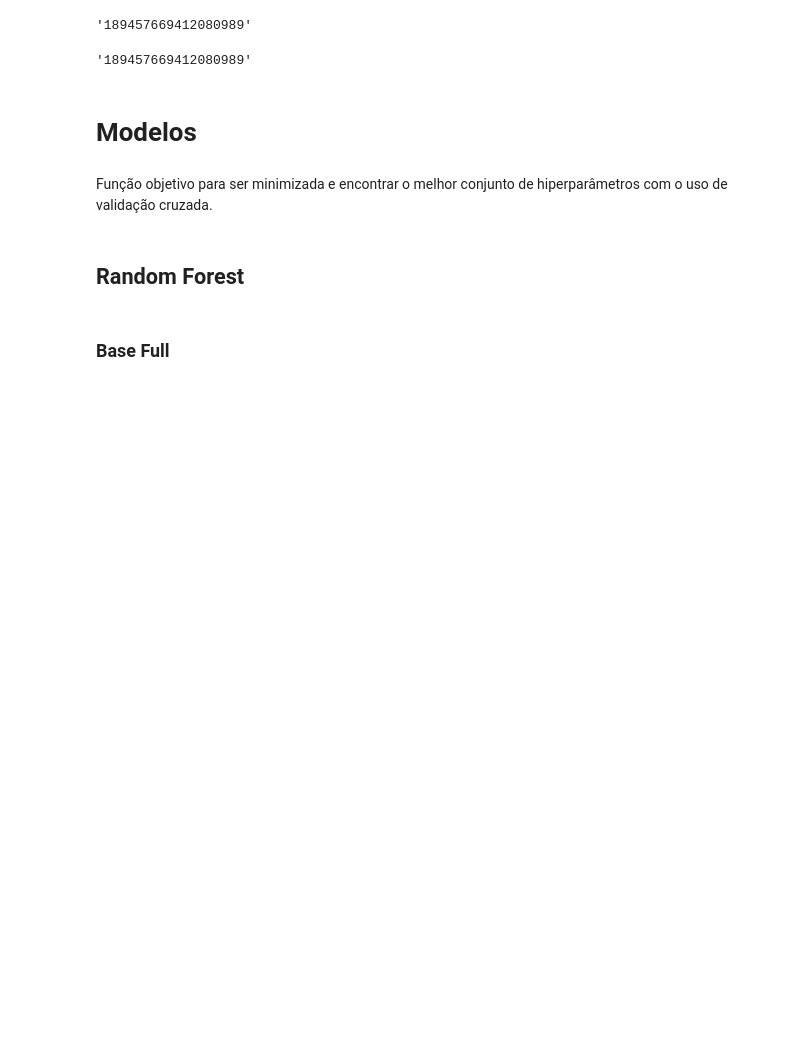
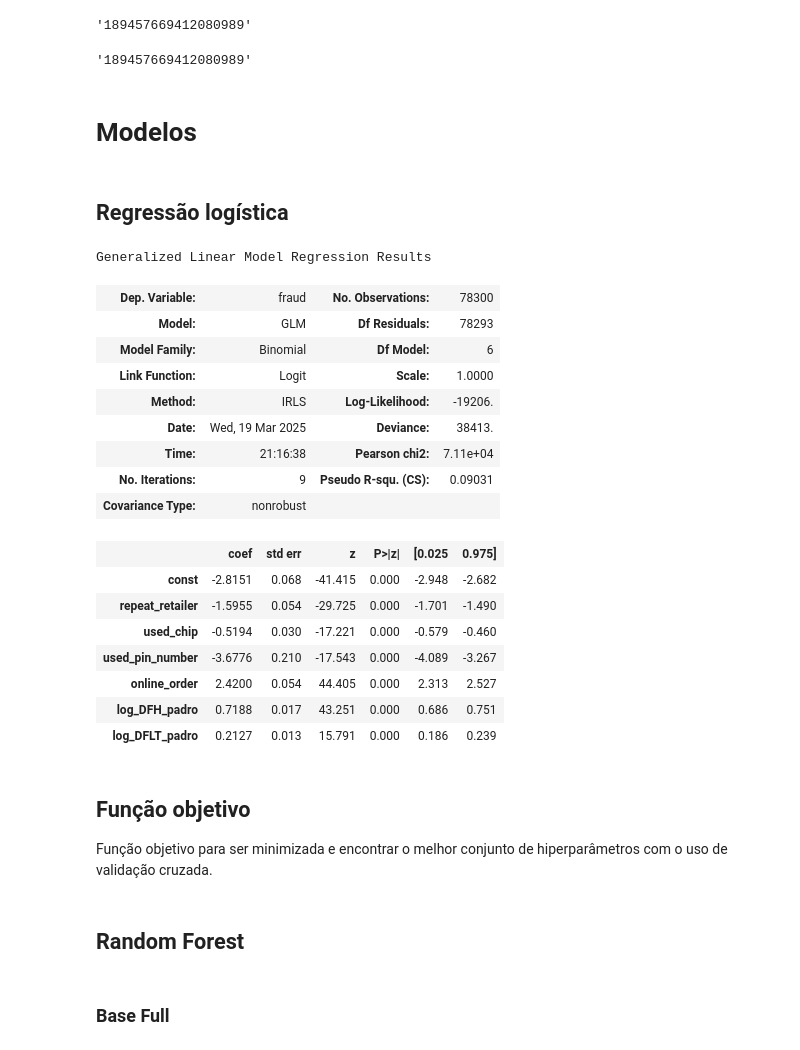
Before and after one commit to HugoCalegari/Estudo_Fraude_CC, a Jupyter notebook: vFraude_CC/4.Modelagem/1.Modelos.ipynb, the cells around one changed output. Drawn from its saved outputs; the diff is of its cells as text; code cells hidden in the pictures; blank space fills up the shorter version.

Commit message:
[Add] Seleciona uma amostra para rodar os modelos

```diff
--- a/vFraude_CC/4.Modelagem/1.Modelos.ipynb
+++ b/vFraude_CC/4.Modelagem/1.Modelos.ipynb
@@ -47,11 +71,12 @@ treino.head()
 # %%
-colunas = ['repeat_retailer','used_chip','used_pin_number','online_order','log_DFH_padro','log_DFLT_padro','log_RTMPP_padro']
+# Somente as variáveis com IV até 0.5, pois existem poucas variáveis na base
+colunas = ['repeat_retailer','used_chip','used_pin_number','online_order','log_DFH_padro','log_DFLT_padro']
 
 X_treino = treino[colunas]
 y_treino = treino['fraud']
 
-X_val = val[colunas]
-y_val = val['fraud']
+X_val = val_full[colunas]
+y_val = val_full['fraud']
 # %%
 y_treino.sum()/len(y_treino), y_val.sum()/len(y_val)
 # %% [output]
@@ -81,7 +98,38 @@ experiment.experiment_id
 '189457669412080989'
 # %% [markdown]
 # Modelos
+# %% [markdown]
+## Regressão logística
+# %%
+# https://bookdown.org/egarpor/PM-UC3M/glm-deviance.html
+# https://stats.stackexchange.com/questions/108995/interpreting-residual-and-null-deviance-in-glm-r
+
+LR = sm.GLM(y_treino, sm.add_constant(X_treino), family=sm.families.Binomial())
+LR_results = LR.fit()
+# %%
+LR_results.summary()
+# %% [output]
+Generalized Linear Model Regression Results
+| Dep. Variable: | fraud | No. Observations: | 78300 |
+| Model: | GLM | Df Residuals: | 78293 |
+| Model Family: | Binomial | Df Model: | 6 |
+| Link Function: | Logit | Scale: | 1.0000 |
+| Method: | IRLS | Log-Likelihood: | -19206. |
+| Date: | Wed, 19 Mar 2025 | Deviance: | 38413. |
+| Time: | 21:16:38 | Pearson chi2: | 7.11e+04 |
+| No. Iterations: | 9 | Pseudo R-squ. (CS): | 0.09031 |
+| Covariance Type: | nonrobust |  |  |
+|  | coef | std err | z | P>|z| | [0.025 | 0.975] |
+| const | -2.8151 | 0.068 | -41.415 | 0.000 | -2.948 | -2.682 |
+| repeat_retailer | -1.5955 | 0.054 | -29.725 | 0.000 | -1.701 | -1.490 |
+| used_chip | -0.5194 | 0.030 | -17.221 | 0.000 | -0.579 | -0.460 |
+| used_pin_number | -3.6776 | 0.210 | -17.543 | 0.000 | -4.089 | -3.267 |
+| online_order | 2.4200 | 0.054 | 44.405 | 0.000 | 2.313 | 2.527 |
+| log_DFH_padro | 0.7188 | 0.017 | 43.251 | 0.000 | 0.686 | 0.751 |
+| log_DFLT_padro | 0.2127 | 0.013 | 15.791 | 0.000 | 0.186 | 0.239 |
 # %% [markdown]
+## Função objetivo
+
 Função objetivo para ser minimizada e encontrar o melhor conjunto de hiperparâmetros com o uso de validação cruzada.
 # %%
 def func_objetivo_CV(parametros, modelo, folds, expr, X, y):
```
Also changed, not shown: parts of 15 cells of this notebook.
